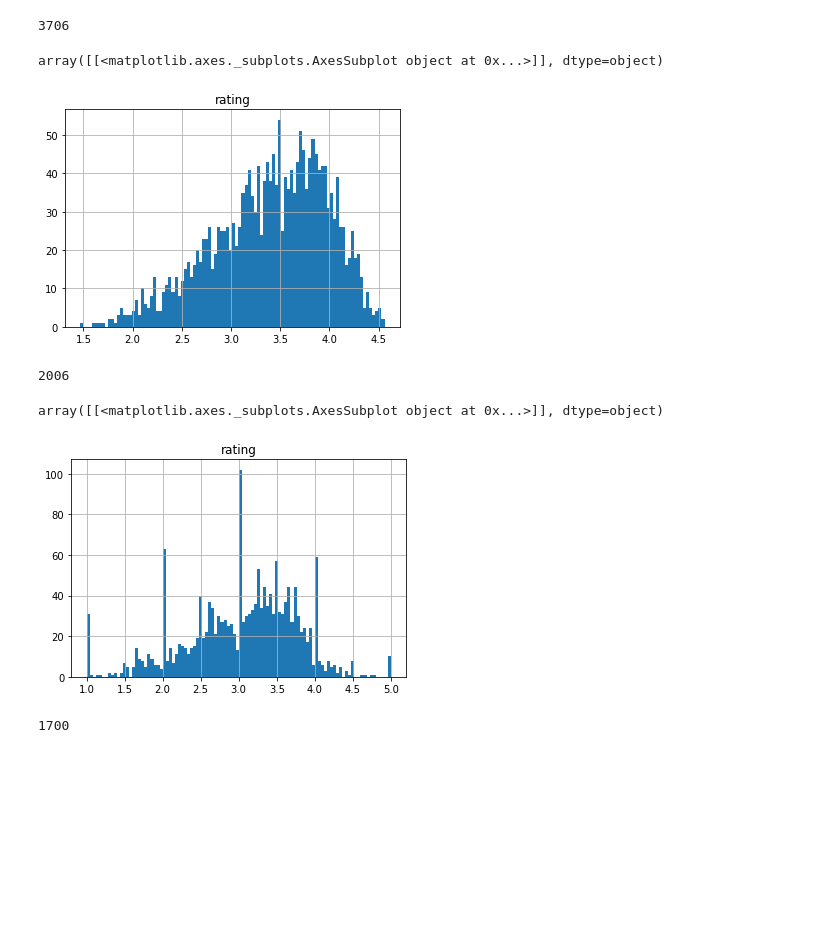
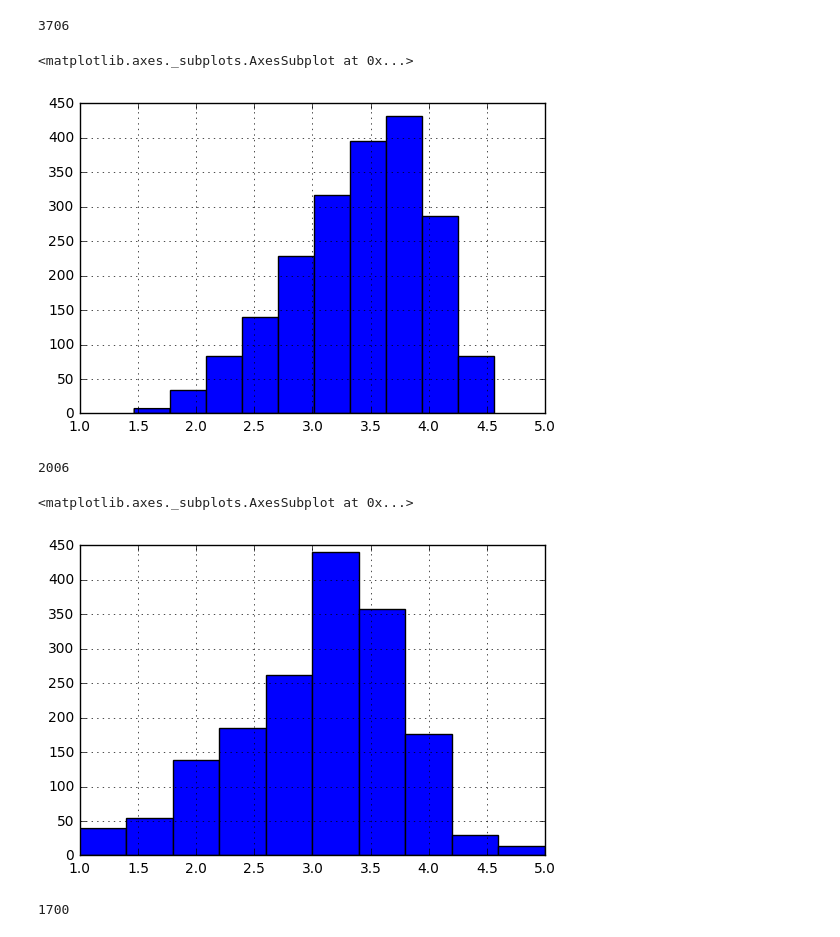
Before and after one commit to robinlzl/Case-Study-2, a Jupyter notebook: CaseStudy2_MTH_ver6_ALL.ipynb, the cells around one changed output. Cells and saved outputs as stored; diff of their text form; code cells hidden in the pictures; blank space fills up the shorter version.

```diff
--- a/CaseStudy2_MTH_ver6_ALL.ipynb
+++ b/CaseStudy2_MTH_ver6_ALL.ipynb
@@ -1069,12 +1030,12 @@ len(avg_rating_pivot_table)
 # %%
 # Plot a histogram of the average rating for movies which are rated more than 100 times.
 %matplotlib inline
 rated_more_than_100_times = merged_data.groupby('movie_id').filter(lambda x: len(x) > 100)
 table = rated_more_than_100_times.pivot_table('rating', index='movie_id', aggfunc='mean')
-table.hist(bins=100)
+table.hist()
 # %% [output]
-array([[<matplotlib.axes._subplots.AxesSubplot object at 0x...>]], dtype=object)
+<matplotlib.axes._subplots.AxesSubplot at 0x...>
-[figure, old version]
+[figure, new version]
 # %%
 # The number of movies plotted for the above histogram (MORE THAN 100 RATINGS)
 len(table)
@@ -1085,10 +1046,10 @@ len(table)
 %matplotlib inline
 rated_less_than_100_times = merged_data.groupby('movie_id').filter(lambda x: len(x) <= 100)
 table_less_100 = rated_less_than_100_times.pivot_table('rating', index='movie_id', aggfunc='mean')
-table_less_100.hist(bins=100)
+table_less_100.hist()
 # %% [output]
-array([[<matplotlib.axes._subplots.AxesSubplot object at 0x...>]], dtype=object)
+<matplotlib.axes._subplots.AxesSubplot at 0x...>
-[figure, old version]
+[figure, new version]
 # %%
 # The number of movies plotted for the above histogram (LESS THAN OR EQUAL TO 100 RATINGS)
 len(table_less_100)
```
Also changed, not shown: parts of 16 cells of this notebook.
